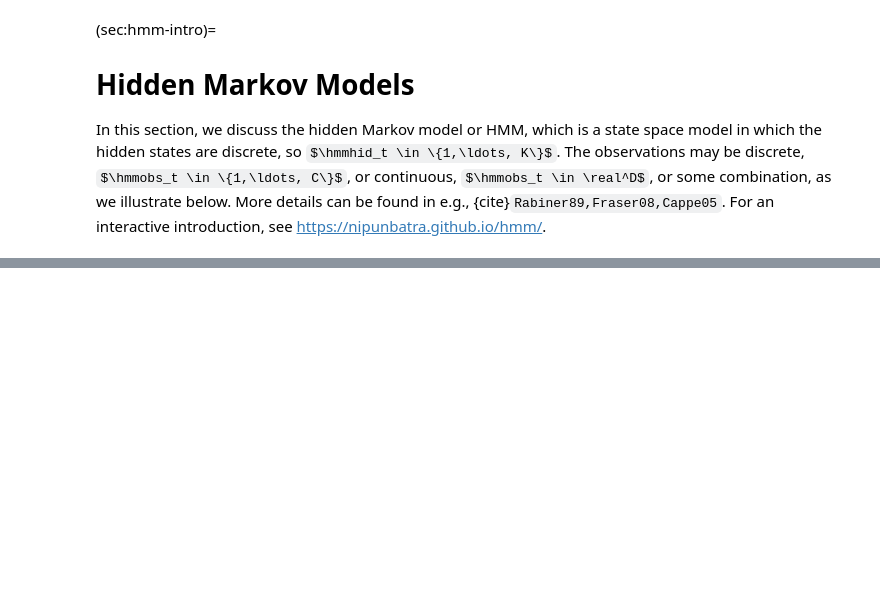
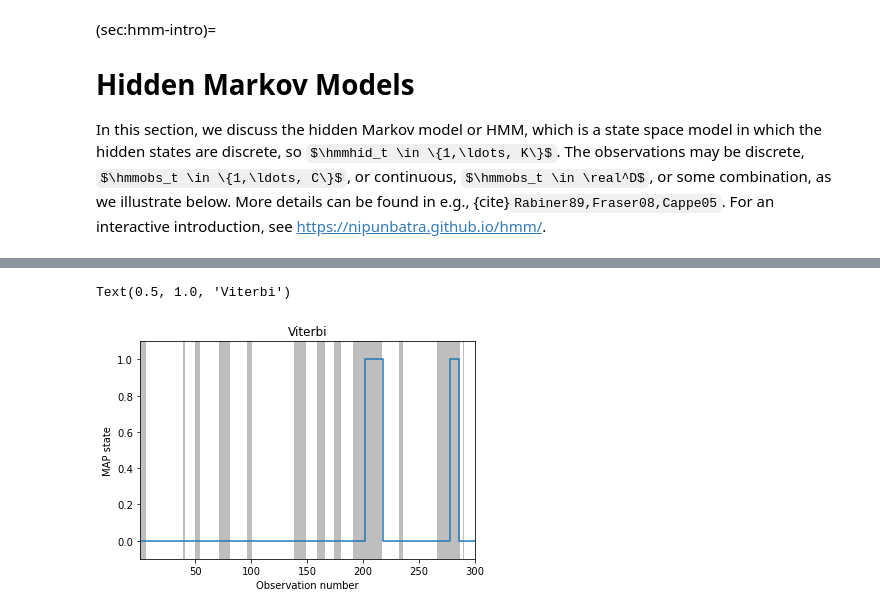
Before and after one commit to probml/ssm-book, a Jupyter notebook: _build/jupyter_execute/chapters/ssm/ssm.ipynb, the cells around one changed output, grey strips where cells are left out. Saved outputs shown, nothing was run; the diff lists cells and outputs as text; code cells hidden in the pictures; some formulas as TeX source; blank space fills up the shorter version.

```diff
--- a/_build/jupyter_execute/chapters/ssm/ssm.ipynb
+++ b/_build/jupyter_execute/chapters/ssm/ssm.ipynb
@@ -370,0 +557,9 @@ pi = np.array([0.5, 0.5])
+# %%
+# MAP estimation
+fig, ax = plt.subplots()
+plot_inference(map_path, z_hist, ax, map_estimate=True)
+ax.set_ylabel("MAP state")
+ax.set_title("Viterbi")
+# %% [output]
+Text(0.5, 1.0, 'Viterbi')
+[figure, added]
```
Also changed, not shown: parts of 22 cells of this notebook, 20 other files.
